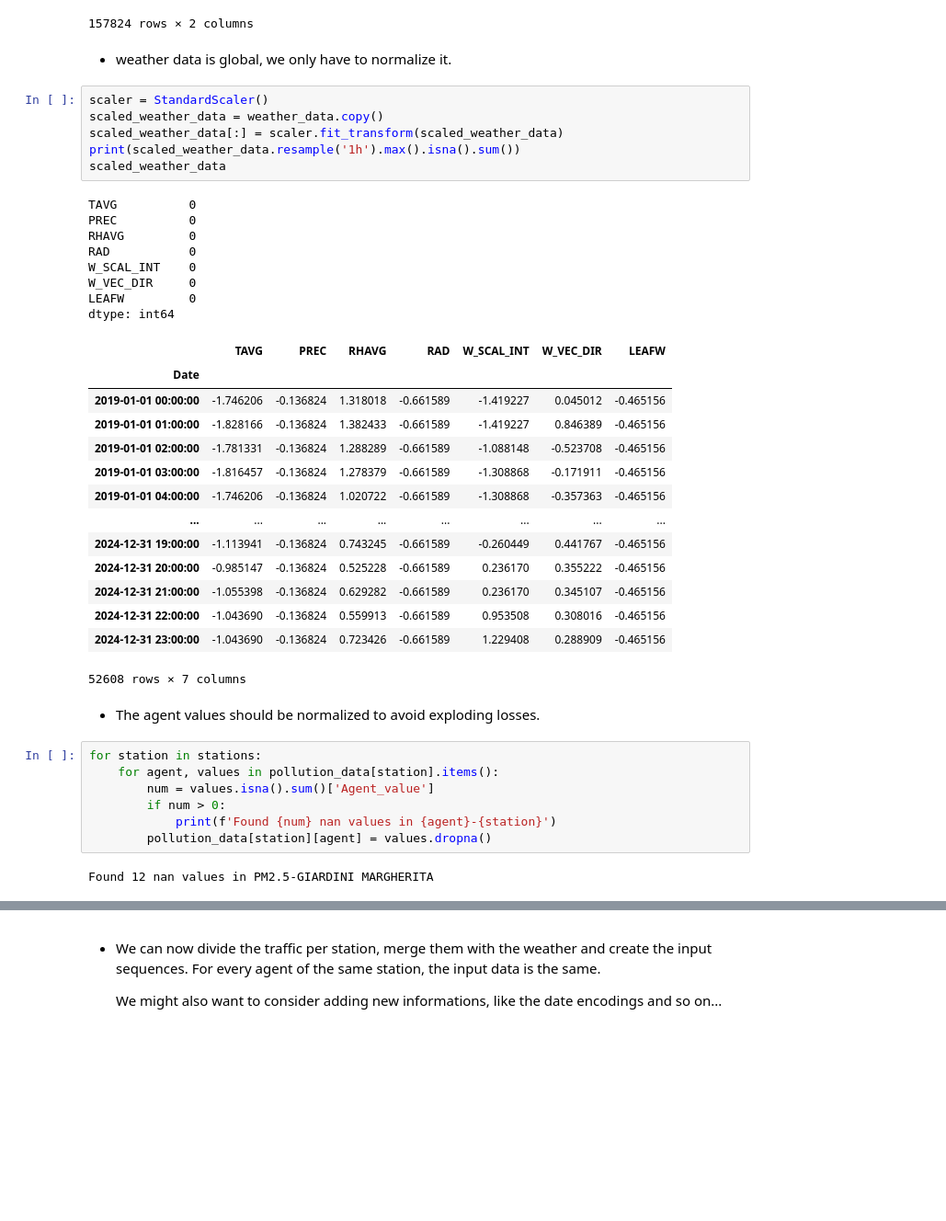
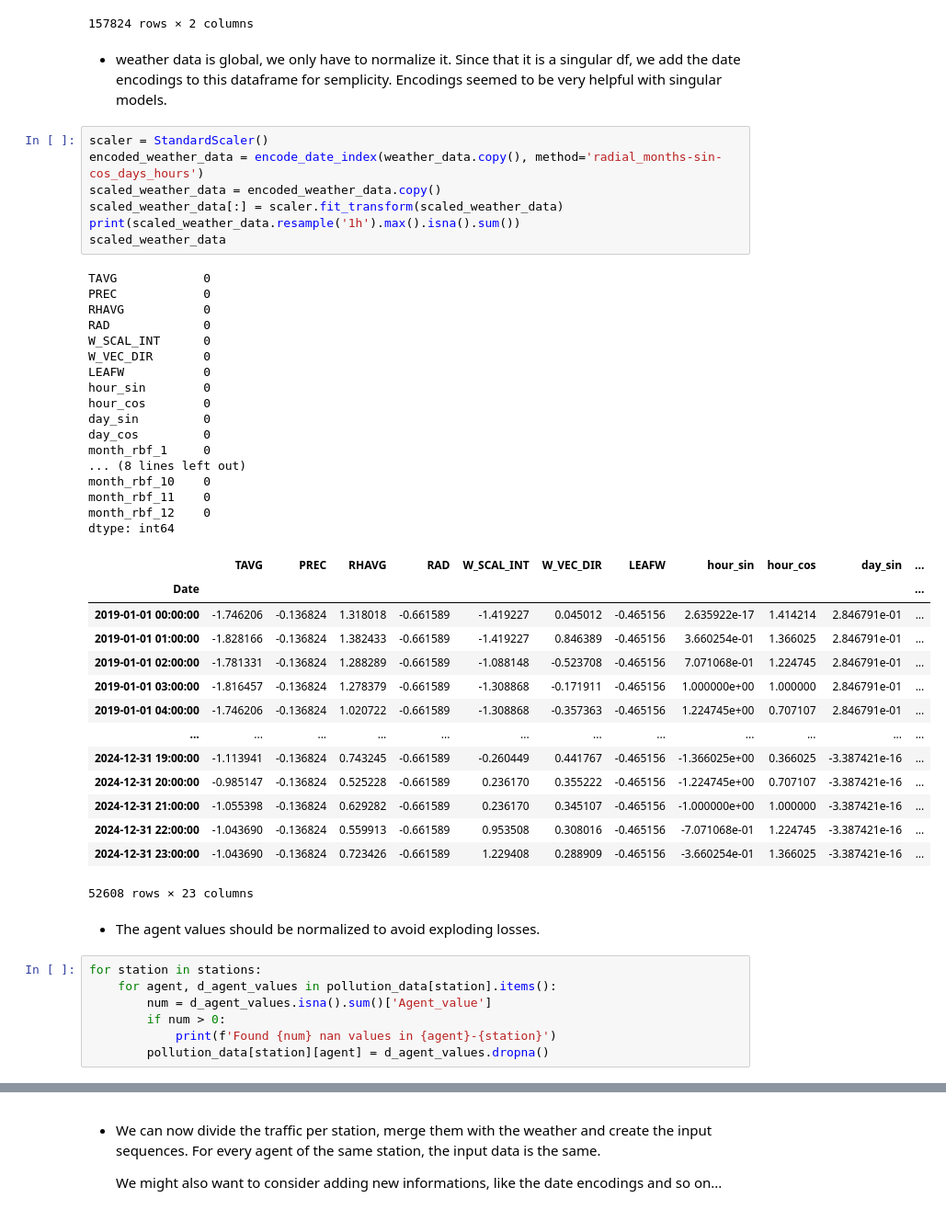
Before and after one commit to davidesonno/AII-project, a Jupyter notebook: 9-multi-agent-model.ipynb, the cells around one changed output, grey strips where cells are left out. Shown at 92% size. Cells and saved outputs as stored; diff of their text form; blank space fills up the shorter version.

```diff
--- a/9-multi-agent-model.ipynb
+++ b/9-multi-agent-model.ipynb
@@ -91,47 +89,55 @@ scaled_traffic_data
 | 2024-12-31 23:00:00 | -1.022526 | VIA CHIARINI |
 157824 rows × 2 columns
 # %% [markdown]
-- weather data is global, we only have to normalize it.
+- weather data is global, we only have to normalize it. Since that it is a singular df, we add the date encodings to this dataframe for semplicity. Encodings seemed to be very helpful with singular models.
 # %%
 scaler = StandardScaler()
-scaled_weather_data = weather_data.copy()
+encoded_weather_data = encode_date_index(weather_data.copy(), method='radial_months-sin-cos_days_hours')
+scaled_weather_data = encoded_weather_data.copy()
 scaled_weather_data[:] = scaler.fit_transform(scaled_weather_data)
 print(scaled_weather_data.resample('1h').max().isna().sum())
 scaled_weather_data
 # %% [output]
-TAVG          0
-PREC          0
-RHAVG         0
-RAD           0
-W_SCAL_INT    0
-W_VEC_DIR     0
-LEAFW         0
+TAVG            0
+PREC            0
+RHAVG           0
+RAD             0
+W_SCAL_INT      0
+W_VEC_DIR       0
+LEAFW           0
+hour_sin        0
+hour_cos        0
+day_sin         0
+day_cos         0
+month_rbf_1     0
+... (8 lines left out)
+month_rbf_10    0
+month_rbf_11    0
+month_rbf_12    0
 dtype: int64
-|  | TAVG | PREC | RHAVG | RAD | W_SCAL_INT | W_VEC_DIR | LEAFW |
-| Date |  |  |  |  |  |  |  |
-| 2019-01-01 00:00:00 | -1.746206 | -0.136824 | 1.318018 | -0.661589 | -1.419227 | 0.045012 | -0.465156 |
-| 2019-01-01 01:00:00 | -1.828166 | -0.136824 | 1.382433 | -0.661589 | -1.419227 | 0.846389 | -0.465156 |
-| 2019-01-01 02:00:00 | -1.781331 | -0.136824 | 1.288289 | -0.661589 | -1.088148 | -0.523708 | -0.465156 |
-| 2019-01-01 03:00:00 | -1.816457 | -0.136824 | 1.278379 | -0.661589 | -1.308868 | -0.171911 | -0.465156 |
-| 2019-01-01 04:00:00 | -1.746206 | -0.136824 | 1.020722 | -0.661589 | -1.308868 | -0.357363 | -0.465156 |
-| ... | ... | ... | ... | ... | ... | ... | ... |
-| 2024-12-31 19:00:00 | -1.113941 | -0.136824 | 0.743245 | -0.661589 | -0.260449 | 0.441767 | -0.465156 |
-| 2024-12-31 20:00:00 | -0.985147 | -0.136824 | 0.525228 | -0.661589 | 0.236170 | 0.355222 | -0.465156 |
-| 2024-12-31 21:00:00 | -1.055398 | -0.136824 | 0.629282 | -0.661589 | 0.236170 | 0.345107 | -0.465156 |
-| 2024-12-31 22:00:00 | -1.043690 | -0.136824 | 0.559913 | -0.661589 | 0.953508 | 0.308016 | -0.465156 |
-| 2024-12-31 23:00:00 | -1.043690 | -0.136824 | 0.723426 | -0.661589 | 1.229408 | 0.288909 | -0.465156 |
+|  | TAVG | PREC | RHAVG | RAD | W_SCAL_INT | W_VEC_DIR | LEAFW | hour_sin | hour_cos | day_sin | ... |
+| Date |  |  |  |  |  |  |  |  |  |  | ... |
+| 2019-01-01 00:00:00 | -1.746206 | -0.136824 | 1.318018 | -0.661589 | -1.419227 | 0.045012 | -0.465156 | 2.635922e-17 | 1.414214 | 2.846791e-01 | ... |
+| 2019-01-01 01:00:00 | -1.828166 | -0.136824 | 1.382433 | -0.661589 | -1.419227 | 0.846389 | -0.465156 | 3.660254e-01 | 1.366025 | 2.846791e-01 | ... |
+| 2019-01-01 02:00:00 | -1.781331 | -0.136824 | 1.288289 | -0.661589 | -1.088148 | -0.523708 | -0.465156 | 7.071068e-01 | 1.224745 | 2.846791e-01 | ... |
+| 2019-01-01 03:00:00 | -1.816457 | -0.136824 | 1.278379 | -0.661589 | -1.308868 | -0.171911 | -0.465156 | 1.000000e+00 | 1.000000 | 2.846791e-01 | ... |
+| 2019-01-01 04:00:00 | -1.746206 | -0.136824 | 1.020722 | -0.661589 | -1.308868 | -0.357363 | -0.465156 | 1.224745e+00 | 0.707107 | 2.846791e-01 | ... |
+| ... | ... | ... | ... | ... | ... | ... | ... | ... | ... | ... | ... |
+| 2024-12-31 19:00:00 | -1.113941 | -0.136824 | 0.743245 | -0.661589 | -0.260449 | 0.441767 | -0.465156 | -1.366025e+00 | 0.366025 | -3.387421e-16 | ... |
+| 2024-12-31 20:00:00 | -0.985147 | -0.136824 | 0.525228 | -0.661589 | 0.236170 | 0.355222 | -0.465156 | -1.224745e+00 | 0.707107 | -3.387421e-16 | ... |
+| 2024-12-31 21:00:00 | -1.055398 | -0.136824 | 0.629282 | -0.661589 | 0.236170 | 0.345107 | -0.465156 | -1.000000e+00 | 1.000000 | -3.387421e-16 | ... |
+| 2024-12-31 22:00:00 | -1.043690 | -0.136824 | 0.559913 | -0.661589 | 0.953508 | 0.308016 | -0.465156 | -7.071068e-01 | 1.224745 | -3.387421e-16 | ... |
+| 2024-12-31 23:00:00 | -1.043690 | -0.136824 | 0.723426 | -0.661589 | 1.229408 | 0.288909 | -0.465156 | -3.660254e-01 | 1.366025 | -3.387421e-16 | ... |
-52608 rows × 7 columns
+52608 rows × 23 columns
 # %% [markdown]
 - The agent values should be normalized to avoid exploding losses.
 # %%
 for station in stations:
-    for agent, values in pollution_data[station].items():
-        num = values.isna().sum()['Agent_value']
+    for agent, d_agent_values in pollution_data[station].items():
+        num = d_agent_values.isna().sum()['Agent_value']
         if num > 0:
             print(f'Found {num} nan values in {agent}-{station}')
-        pollution_data[station][agent] = values.dropna()
+        pollution_data[station][agent] = d_agent_values.dropna()
-# %% [output]
-Found 12 nan values in PM2.5-GIARDINI MARGHERITA
 # %%
 for station in stations:
     print(station)
```
Also changed, not shown: parts of 29 cells of this notebook, 4 other files.
